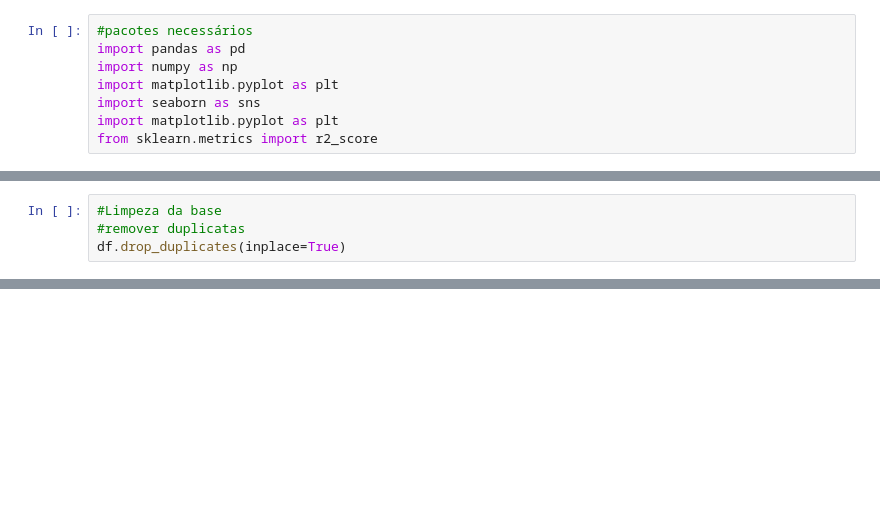
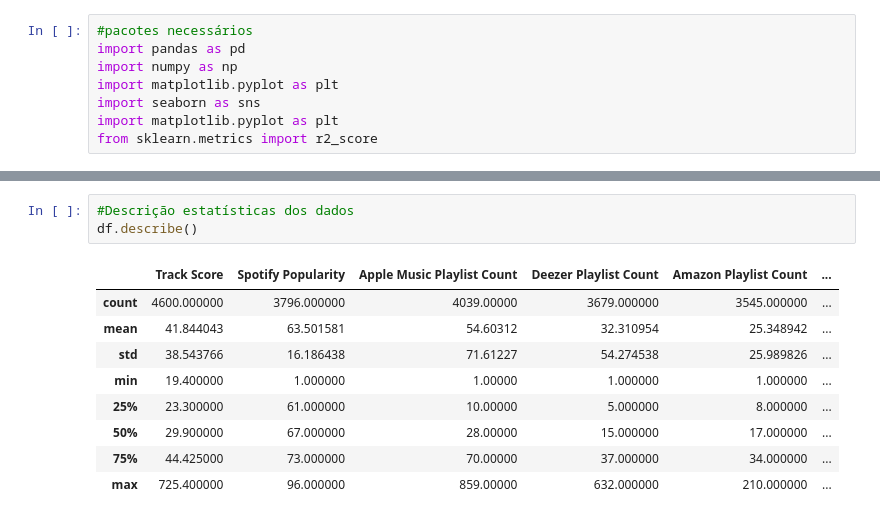
Before and after one commit to vitorlooo/AnaliseDados_projeto1, a Jupyter notebook: ProjetoMusicas.ipynb, the cells around one changed output, grey strips where cells are left out. Saved outputs shown, nothing was run; the diff lists cells and outputs as text; blank space fills up the shorter version.

Commit message:
Análise estatística descritiva

```diff
--- a/ProjetoMusicas.ipynb
+++ b/ProjetoMusicas.ipynb
@@ -135,4 +124,0 @@ dtype: int64
-# %%
-#Limpeza da base
-#remover duplicatas
-df.drop_duplicates(inplace=True)
@@ -138,0 +207,13 @@ df.drop_duplicates(inplace=True)
+# %%
+#Descrição estatísticas dos dados
+df.describe()
+# %% [output]
+|  | Track Score | Spotify Popularity | Apple Music Playlist Count | Deezer Playlist Count | Amazon Playlist Count | ... |
+| count | 4600.000000 | 3796.000000 | 4039.00000 | 3679.000000 | 3545.000000 | ... |
+| mean | 41.844043 | 63.501581 | 54.60312 | 32.310954 | 25.348942 | ... |
+| std | 38.543766 | 16.186438 | 71.61227 | 54.274538 | 25.989826 | ... |
+| min | 19.400000 | 1.000000 | 1.00000 | 1.000000 | 1.000000 | ... |
+| 25% | 23.300000 | 61.000000 | 10.00000 | 5.000000 | 8.000000 | ... |
+| 50% | 29.900000 | 67.000000 | 28.00000 | 15.000000 | 17.000000 | ... |
+| 75% | 44.425000 | 73.000000 | 70.00000 | 37.000000 | 34.000000 | ... |
+| max | 725.400000 | 96.000000 | 859.00000 | 632.000000 | 210.000000 | ... |
```
Also changed, not shown: parts of 10 cells of this notebook.
